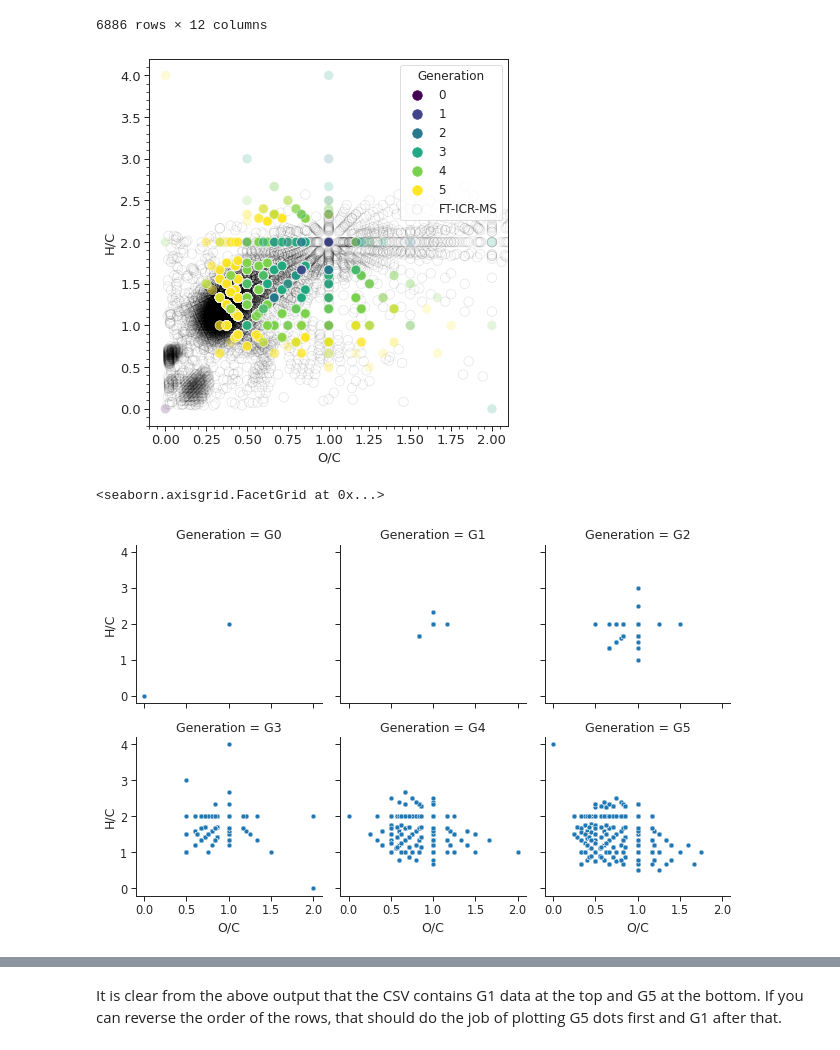
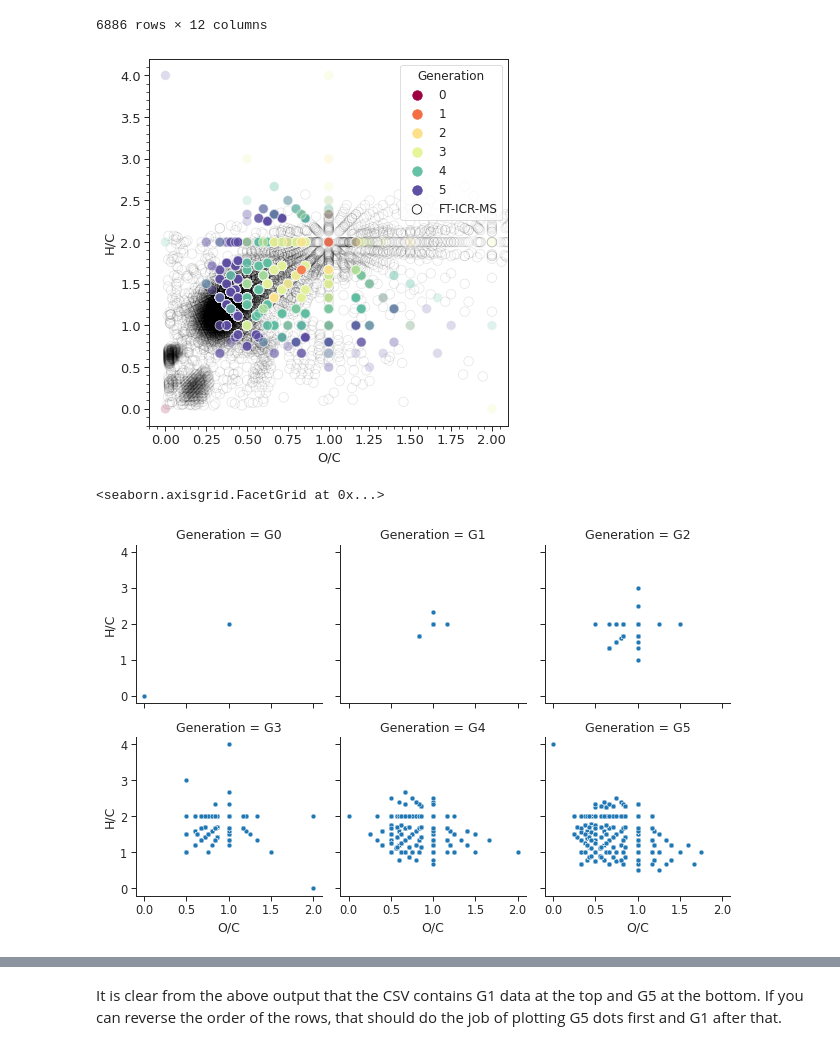
Before and after one commit to Reaction-Space-Explorer/reac-space-exp, a Jupyter notebook: plots/general_plotting_script.ipynb, the cells around one changed output, grey strips where cells are left out. Cells and saved outputs as stored; diff of their text form; code cells hidden in the pictures.

Commit message:
Plotting script for van Krevlen diagrams and descriptors

```diff
--- a/plots/general_plotting_script.ipynb
+++ b/plots/general_plotting_script.ipynb
@@ -5,7 +5,7 @@ import matplotlib.pyplot as plt
 import seaborn as sns
 import plotly.express as px
 
-data = pd.read_csv("quantitative_desc.csv")
+data = pd.read_csv("YSP_ReactionNetwork_Descriptor_Data_November2021.csv")
 sns.set_context("paper", font_scale=1.3);
 sns.set_style("ticks");
 
@@ -48,25 +48,24 @@ exp_data
 | 8230 | 6132 | 187.097609 | 0.2348 | NaN | C | 9.0 | 16.0 | NaN | 4.0 | 1.777778 | ... |
 6886 rows × 12 columns
 # %%
-plt.figure(figsize=(6, 6));
-#fig = px.scatter(reversed_data, x='O/C', y='H/C', color='Gen Num',
-#                color_continuous_scale='Inferno_r')
-#fig.show()
-
-#sns.scatterplot(data=exp_data,
-#               x='O/C', y='H/C', color='white', edgecolor='black', s=100)
+fig, ax = plt.subplots(figsize=(6, 6));
 
 # experimental
 ax_exp = sns.scatterplot(data=exp_data, x='O/C', y='H/C', color='None', edgecolor='black',
                          alpha=0.1, s=90, label='FT-ICR-MS', legend='brief')
 
-ax = sns.scatterplot(data=reversed_data,
+'''for gen_num, gen_data in reversed_data.groupby('Gen Num'):
+    ax.scatter(gen_data['O/C'], gen_data['H/C'], c=palette[gen_num], s=90, ec=None,
+               zorder=6-gen_num, alpha=0.9, label=f'G{gen_num}')'''
+sns.scatterplot(data=reversed_data,
                 x = "O/C", y = "H/C",
-                palette="viridis",
-                #palette=['crimson', 'orange', 'yellow', 'g', 'dodgerblue', 'violet'],
-                marker="o", size="Gen Num",
+                palette="Spectral",
+                #palette=['crimson', 'orange', 'yellow', 'g', 'dodgerblue', '#CA38FF'],
+                marker="o",
+                size="Gen Num",
+                #edgecolor='silver',
+                #s=90,
                 sizes=(90, 90),
-                #sizes=(90, 90),
                 alpha=0.2,
                 hue = "Gen Num",
                 legend="full",
@@ -76,37 +75,38 @@ ax = sns.scatterplot(data=reversed_data,
 h, l = ax.get_legend_handles_labels()
 # the first item is 'ESI-FT-ICR-MS', I want to put that at the end.
 hans = h[1:] + [h[0]]
 labs = l[1:] + [l[0]]
-ax.legend(fontsize = 12, \
+leg = ax.legend(fontsize = 12, \
               loc='upper right', \
                #bbox_to_anchor= (1.03, 0.9), \
                labels=labs, \
                handles=hans, \
                title="Generation", \
-               title_fontsize = 12, \
-               facecolor = 'white');
-
+               title_fontsize = 12);
+for lh in leg.legendHandles:
+    lh.set_alpha(1.0)
 ax.minorticks_on()
 ax.tick_params(axis='both', labelsize=13)
 # Set title
 plt.title('')
 # Set x-axis label
 plt.xlabel('O/C', fontsize=13);
 # Set y-axis label
 plt.ylabel('H/C', fontsize=13);
 
 #plt.xscale('log');
 #plt.yscale('log');
 plt.ylim(-0.2, 4.2);
 plt.xlim(-0.1, 2.1);
 plt.tight_layout()
 plt.savefig('van_krevlen_computed.png', dpi=300)
 plt.show()
+
 grid = sns.FacetGrid(data, col = "Generation", col_wrap=3, palette="rocket", height=3, aspect=1);
 grid.map(sns.scatterplot, "O/C", "H/C");
 grid.set_axis_labels("O/C", "H/C");
 grid.add_legend()
 # %% [output]
-[figure, old version]
+[figure, new version]
 <seaborn.axisgrid.FacetGrid at 0x...>
 [figure]
```
Also changed, not shown: parts of 4 cells of this notebook.
